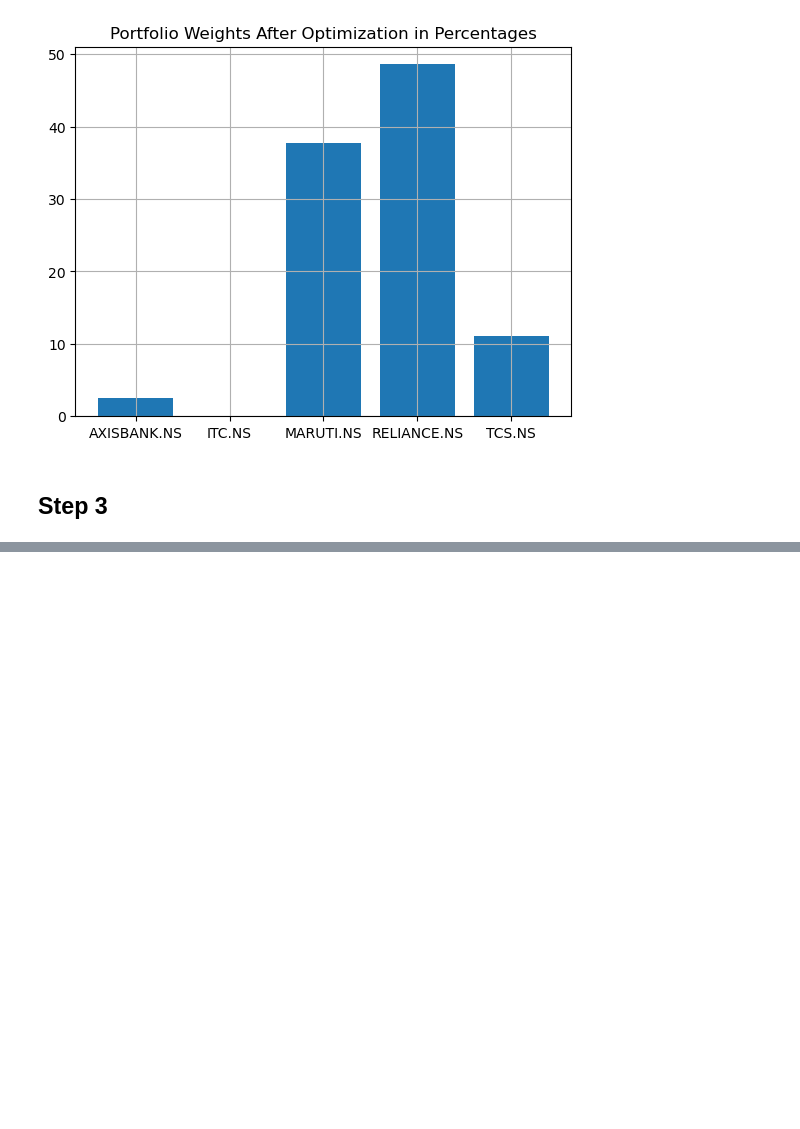
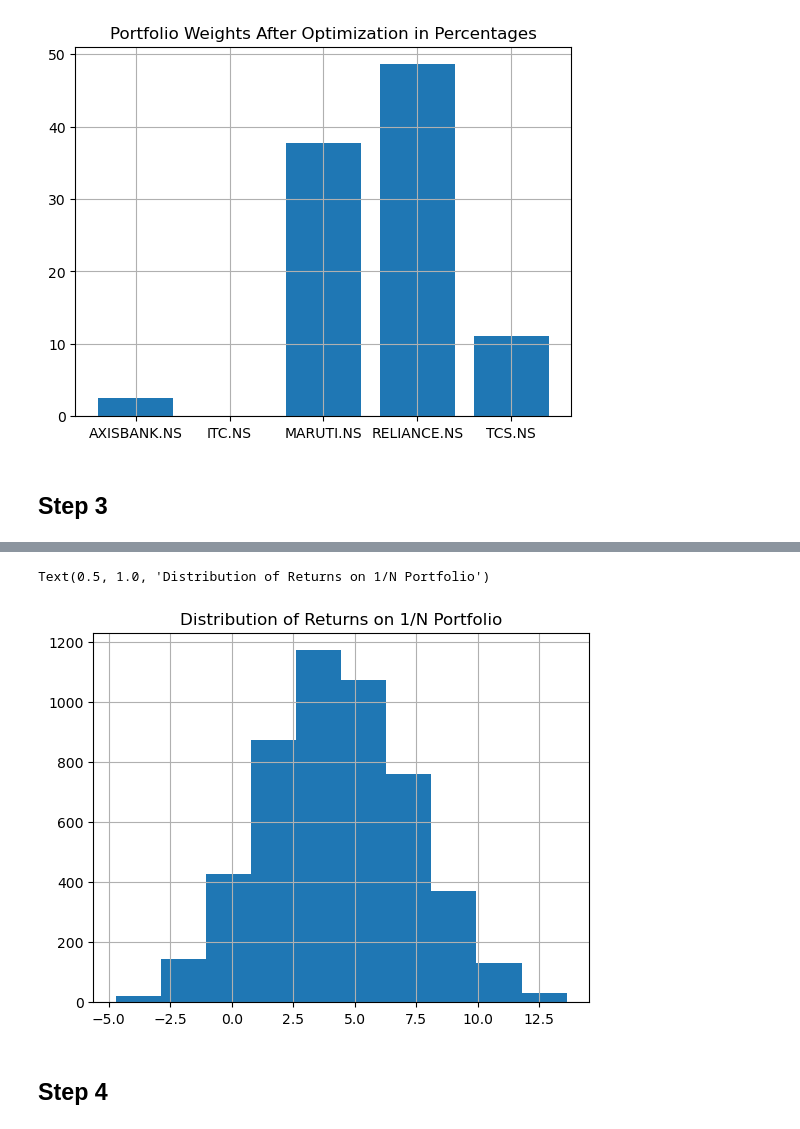
Before and after one commit to 3v-mb/Mini-projects-in-Financial-Engineering, a Jupyter notebook: Black-Litterman Model.ipynb, the cells around one changed output, grey strips where cells are left out. Saved outputs shown, nothing was run; the diff lists cells and outputs as text; code cells hidden in the pictures; blank space fills up the shorter version.

```diff
--- a/Black-Litterman Model.ipynb
+++ b/Black-Litterman Model.ipynb
@@ -198,0 +273,9 @@ Text(0.5, 1.0, 'Portfolio Weights After Optimization in Percentages')
+# %%
+plt.hist(equal_weight_returns_overall)
+plt.grid()
+plt.title("Distribution of Returns on 1/N Portfolio")
+# %% [output]
+Text(0.5, 1.0, 'Distribution of Returns on 1/N Portfolio')
+[figure, added]
+# %% [markdown]
+## Step 4
```
Also changed, not shown: parts of 9 cells of this notebook.
